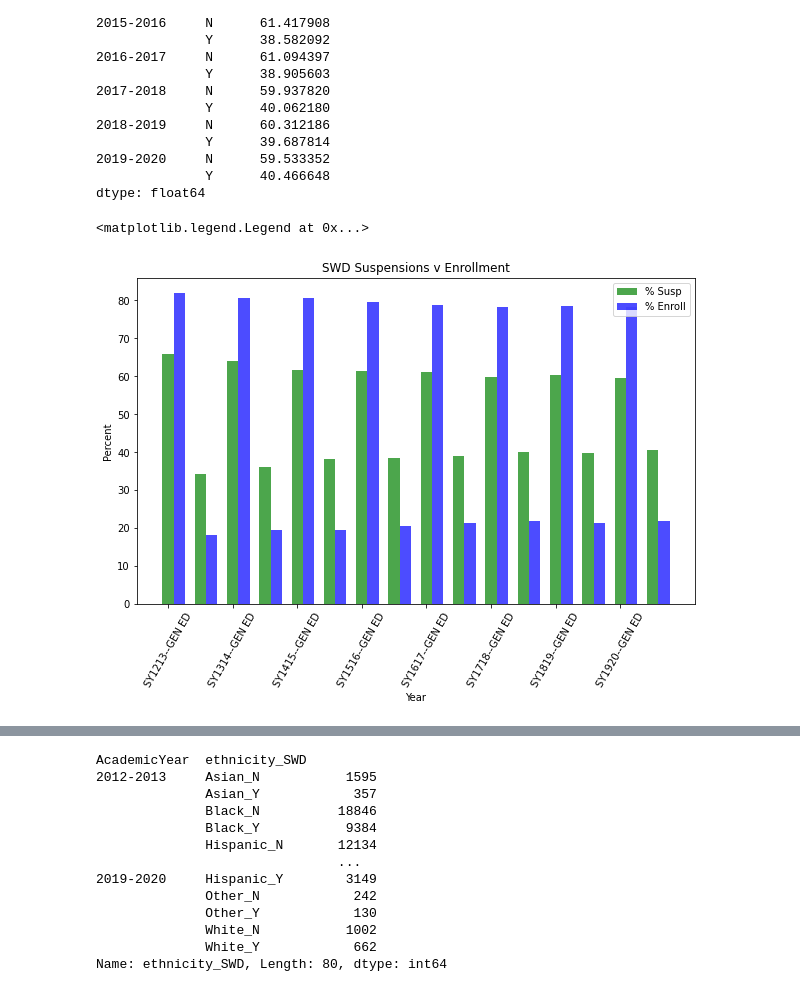
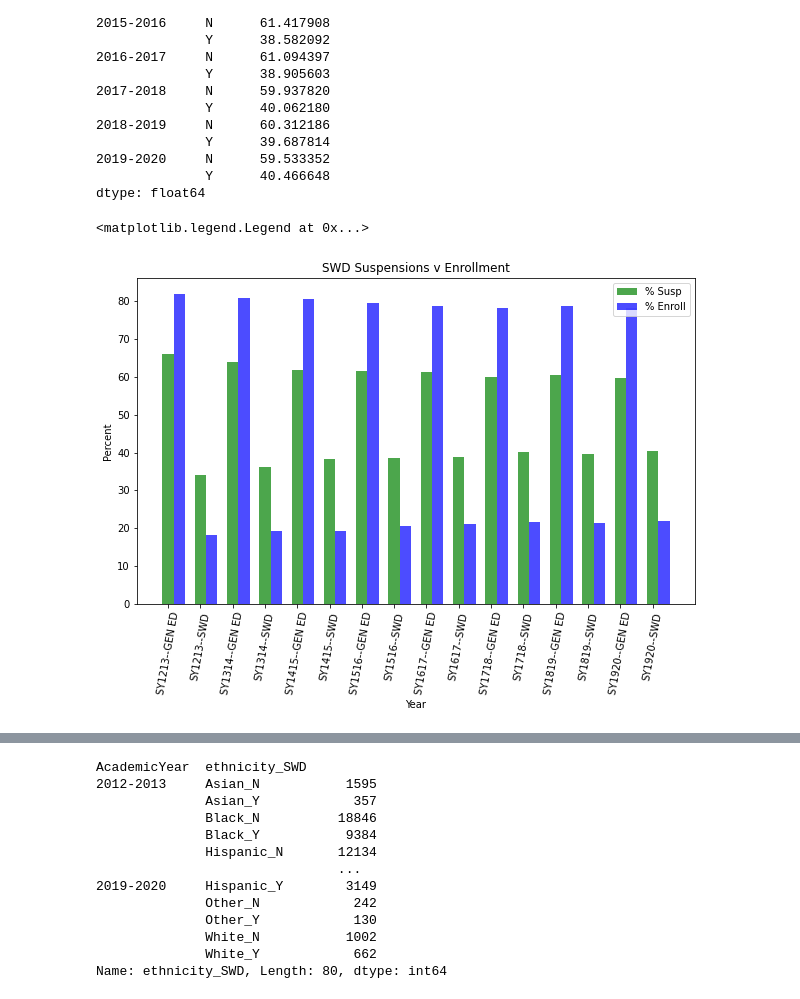
Before and after one commit to hdbedwell/Exploring_Disproportionality, a Jupyter notebook: 12142020 Disproportionality Analysis.ipynb, the cells around one changed output, grey strips where cells are left out. Cells and saved outputs as stored; diff of their text form; code cells hidden in the pictures.

```diff
--- a/12142020 Disproportionality Analysis.ipynb
+++ b/12142020 Disproportionality Analysis.ipynb
@@ -601,7 +685,7 @@ susp_final.shape
 (312160, 19)
 # %%
 #Source: https://stackoverflow.com/questions/11346283/renaming-columns-in-pandas
-susp_final = susp_final.rename(columns={'Grade': 'grade_level', 'Ethnicity': 'race'})
+susp_final = susp_final.rename(columns={'Grade': 'grade_level', 'Ethnicity': 'race', 'AcademicYear': 'year'})
 # %%
 #susp_final.head()
 # %%
@@ -829,26 +1028,26 @@ dtype: float64
 # %%
 #Source: https://stackoverflow.com/questions/11244514/modify-tick-label-text
 
 plt.figure(figsize=(10, 6))
 ind = np.arange(len(swd_susp_percents))  # the x locations for the groups
 width = 0.35       # the width of the bars
 
 # plot bars
 susp_bars = plt.bar(ind, swd_susp_percents, width, color='g', alpha=.7, label='% Susp')
 enroll_bars = plt.bar(ind + width, swd_percents, width, color='b', alpha=.7, label='% Enroll')
 
 # title and labels
-x = [0,2,4,6, 8, 10, 12, 14]
-xticklabels = ['SY1213--GEN ED', 'SY1314--GEN ED', 'SY1415--GEN ED', 'SY1516--GEN ED', 'SY1617--GEN ED', 'SY1718--GEN ED', 'SY1819--GEN ED', 'SY1920--GEN ED']
+x = [0,1,2,3,4,5,6,7,8,9,10,11,12,13,14,15]
+xticklabels = ['SY1213--GEN ED', 'SY1213--SWD','SY1314--GEN ED', 'SY1314--SWD','SY1415--GEN ED', 'SY1415--SWD', 'SY1516--GEN ED', 'SY1516--SWD','SY1617--GEN ED','SY1617--SWD', 'SY1718--GEN ED', 'SY1718--SWD','SY1819--GEN ED', 'SY1819--SWD','SY1920--GEN ED', 'SY1920--SWD']
 plt.ylabel('Percent')
 plt.xlabel('Year')
 plt.title('SWD Suspensions v Enrollment')
-plt.xticks(x, xticklabels, rotation=60)
+plt.xticks(x, xticklabels, rotation=80)
 
 locations = ind + width / 2  # xtick locations
 
 # legend
 plt.legend()
 # %% [output]
 <matplotlib.legend.Legend at 0x...>
-[figure, old version]
+[figure, new version]
```
Also changed, not shown: parts of 45 cells of this notebook.
